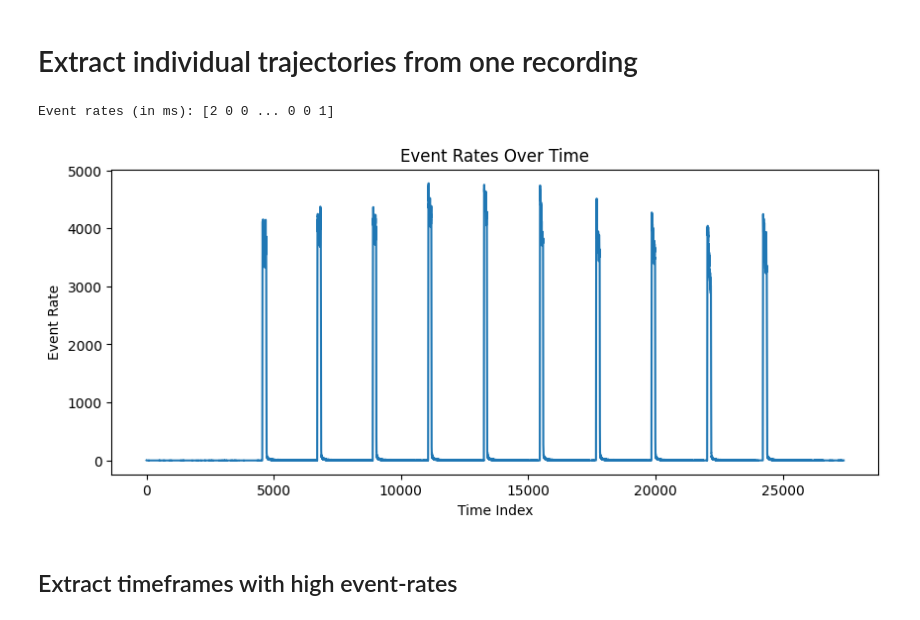
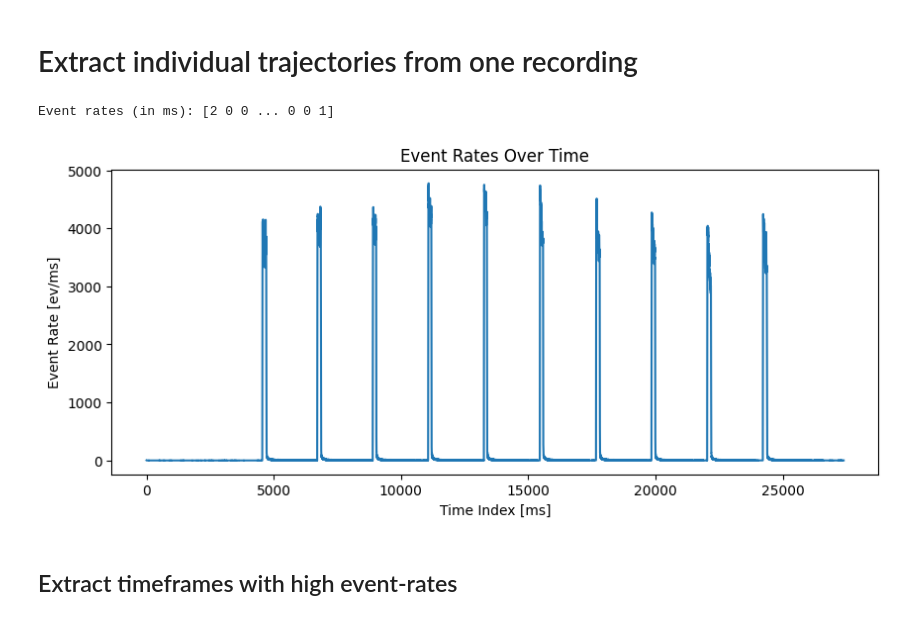
Before and after one commit to leviN1998/Master_Thesis, a Jupyter notebook: notebooks/6.0-lk-cut-ball_gun-recording.ipynb, the cells around one changed output. Saved outputs shown, nothing was run; the diff lists cells and outputs as text; code cells hidden in the pictures.

```diff
--- a/notebooks/6.0-lk-cut-ball_gun-recording.ipynb
+++ b/notebooks/6.0-lk-cut-ball_gun-recording.ipynb
@@ -18,17 +20,17 @@ buf = eventIO.load_hdf5("/home/lkolmar/Documents/metavision/recordings/dataset_f
 # %%
 event_rates = buf.ms_to_idx[1:] - buf.ms_to_idx[:-1]
 print("Event rates (in ms):", event_rates)
 import matplotlib.pyplot as plt
 
 plt.figure(figsize=(10, 4))
 plt.plot(event_rates)
-plt.xlabel("Time Index")
-plt.ylabel("Event Rate")
+plt.xlabel("Time Index [ms]")
+plt.ylabel("Event Rate [ev/ms]")
 plt.title("Event Rates Over Time")
 plt.show()
 # %% [output]
 Event rates (in ms): [2 0 0 ... 0 0 1]
-[figure, old version]
+[figure, new version]
 # %% [markdown]
 ## Extract timeframes with high event-rates
 # %%
```
Also changed, not shown: parts of 10 cells of this notebook, 2 other files.
